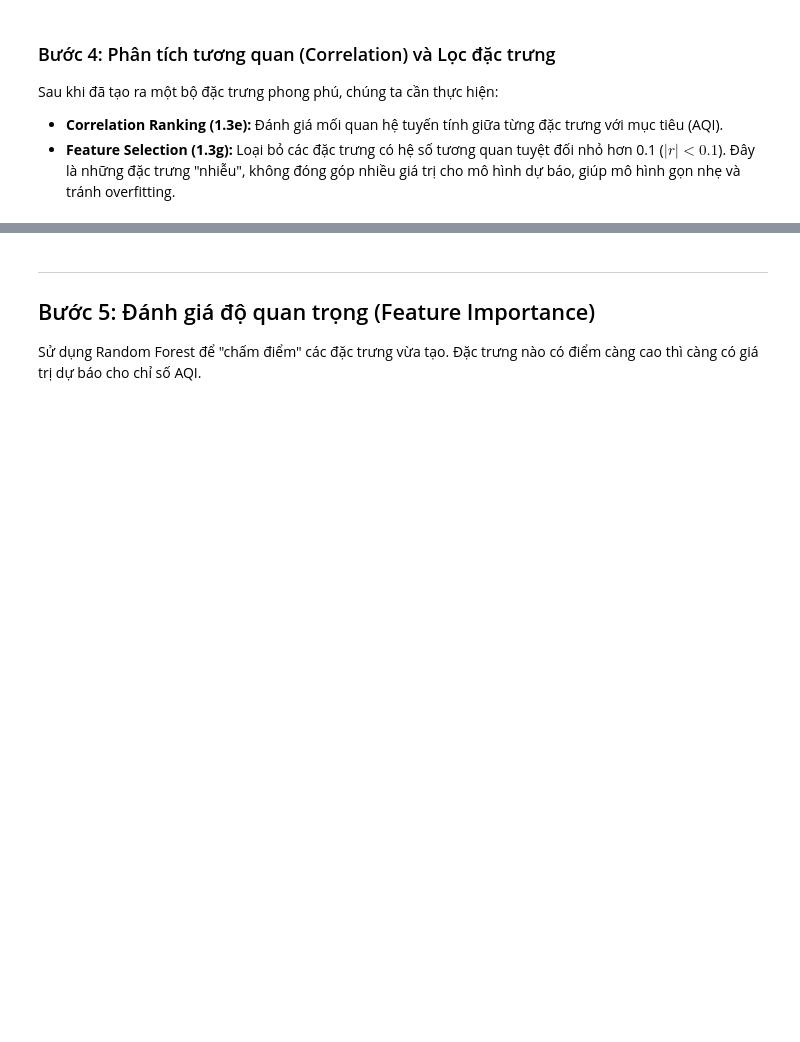
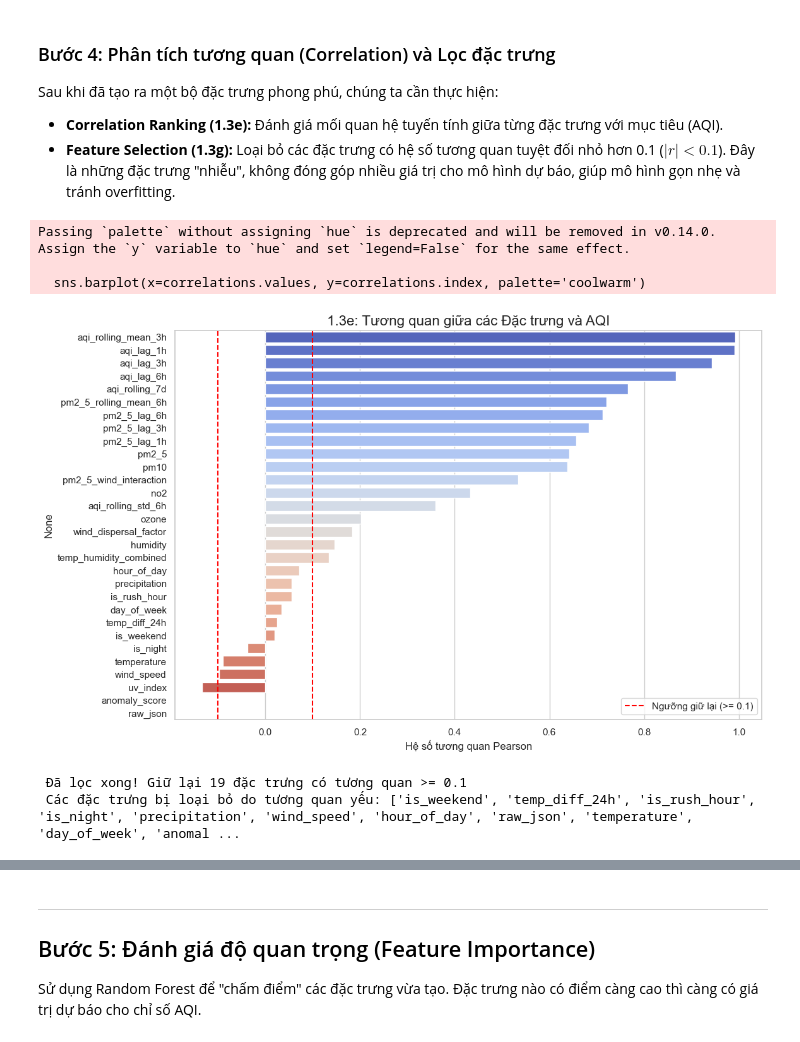
Before and after one commit to CodeDaoVietNam/REIS, a Jupyter notebook: backend/notebooks/05-feature-engineering.ipynb, the cells around one changed output, grey strips where cells are left out. Saved outputs shown, nothing was run; the diff lists cells and outputs as text; code cells hidden in the pictures; blank space fills up the shorter version.

```diff
--- a/backend/notebooks/05-feature-engineering.ipynb
+++ b/backend/notebooks/05-feature-engineering.ipynb
@@ -170,3 +175,31 @@ print(f"✅ Hoàn tất! Đã tạo xong đặc trưng. Số dòng dữ liệu h
 Sau khi đã tạo ra một bộ đặc trưng phong phú, chúng ta cần thực hiện:
 * **Correlation Ranking (1.3e):** Đánh giá mối quan hệ tuyến tính giữa từng đặc trưng với mục tiêu (AQI).
 * **Feature Selection (1.3g):** Loại bỏ các đặc trưng có hệ số tương quan tuyệt đối nhỏ hơn 0.1 ($|r| < 0.1$). Đây là những đặc trưng "nhiễu", không đóng góp nhiều giá trị cho mô hình dự báo, giúp mô hình gọn nhẹ và tránh overfitting.
+# %%
+
+# 1.3e: Correlation ranking (Chỉ tính toán trên các cột số)
+numeric_df = df_features.select_dtypes(include=[np.number])
+correlations = numeric_df.corr()['aqi'].drop('aqi').sort_values(ascending=False)
+
+# Vẽ biểu đồ tương quan Pearson
+plt.figure(figsize=(12, 8))
+sns.barplot(x=correlations.values, y=correlations.index, palette='coolwarm')
+plt.axvline(x=0.1, color='red', linestyle='--', label='Ngưỡng giữ lại (>= 0.1)')
+plt.axvline(x=-0.1, color='red', linestyle='--')
+plt.title('1.3e: Tương quan giữa các Đặc trưng và AQI', fontsize=16)
+plt.xlabel('Hệ số tương quan Pearson')
+plt.legend()
+plt.show()
+
+# 1.3g: Lọc bỏ các đặc trưng có correlation tuyệt đối < 0.1
+selected_features = correlations[abs(correlations) >= 0.1].index.tolist()
+
+print(f" Đã lọc xong! Giữ lại {len(selected_features)} đặc trưng có tương quan >= 0.1")
+print(f" Các đặc trưng bị loại bỏ do tương quan yếu: {list(set(correlations.index) - set(selected_features))}")
+# %% [output]
+Passing `palette` without assigning `hue` is deprecated and will be removed in v0.14.0. Assign the `y` variable to `hue` and set `legend=False` for the same effect.
+
+  sns.barplot(x=correlations.values, y=correlations.index, palette='coolwarm')
+[figure, added]
+ Đã lọc xong! Giữ lại 19 đặc trưng có tương quan >= 0.1
+ Các đặc trưng bị loại bỏ do tương quan yếu: ['is_weekend', 'temp_diff_24h', 'is_rush_hour', 'is_night', 'precipitation', 'wind_speed', 'hour_of_day', 'raw_json', 'temperature', 'day_of_week', 'anomal ...
```
Also changed, not shown: parts of 12 cells of this notebook, 2 other files.
